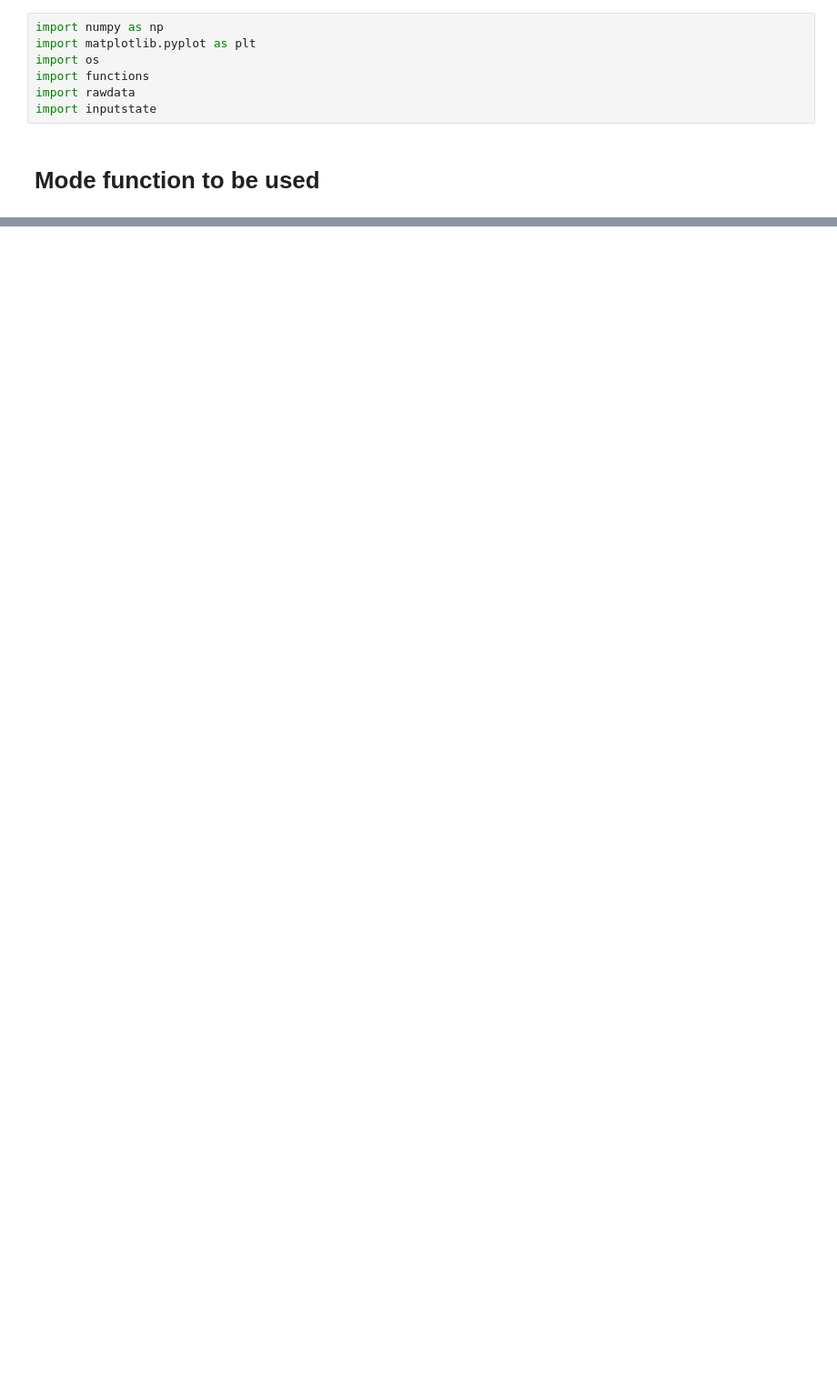
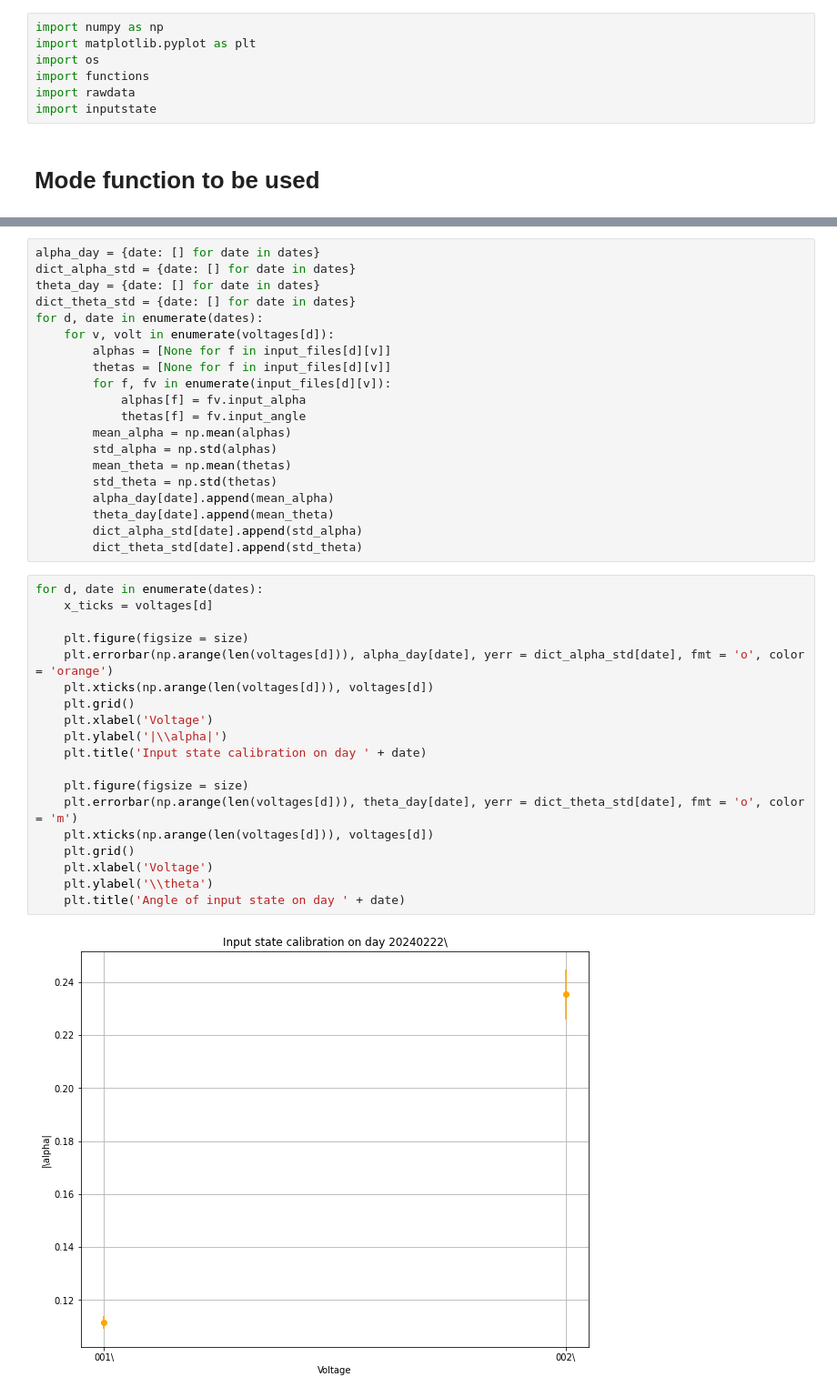
Before and after one commit to lucasnf95/scissor-teleportation, a Jupyter notebook: teleportation-analysis/inputstate-analysis.ipynb, the cells around one changed output, grey strips where cells are left out. Shown at 91% size. Cells and saved outputs as stored; diff of their text form; blank space fills up the shorter version.

```diff
--- a/teleportation-analysis/inputstate-analysis.ipynb
+++ b/teleportation-analysis/inputstate-analysis.ipynb
@@ -123,0 +240,41 @@ folders[0][2]
+# %%
+alpha_day = {date: [] for date in dates}
+dict_alpha_std = {date: [] for date in dates}
+theta_day = {date: [] for date in dates}
+dict_theta_std = {date: [] for date in dates}
+for d, date in enumerate(dates):
+    for v, volt in enumerate(voltages[d]):
+        alphas = [None for f in input_files[d][v]]
+        thetas = [None for f in input_files[d][v]]
+        for f, fv in enumerate(input_files[d][v]):
+            alphas[f] = fv.input_alpha
+            thetas[f] = fv.input_angle
+        mean_alpha = np.mean(alphas)
+        std_alpha = np.std(alphas)
+        mean_theta = np.mean(thetas)
+        std_theta = np.std(thetas)
+        alpha_day[date].append(mean_alpha)
+        theta_day[date].append(mean_theta)
+        dict_alpha_std[date].append(std_alpha)
+        dict_theta_std[date].append(std_theta)
+# %%
+for d, date in enumerate(dates):
+    x_ticks = voltages[d]
+
+    plt.figure(figsize = size)
+    plt.errorbar(np.arange(len(voltages[d])), alpha_day[date], yerr = dict_alpha_std[date], fmt = 'o', color = 'orange')
+    plt.xticks(np.arange(len(voltages[d])), voltages[d])
+    plt.grid()
+    plt.xlabel('Voltage')
+    plt.ylabel('|\\alpha|')
+    plt.title('Input state calibration on day ' + date)
+
+    plt.figure(figsize = size)
+    plt.errorbar(np.arange(len(voltages[d])), theta_day[date], yerr = dict_theta_std[date], fmt = 'o', color = 'm')
+    plt.xticks(np.arange(len(voltages[d])), voltages[d])
+    plt.grid()
+    plt.xlabel('Voltage')
+    plt.ylabel('\\theta')
+    plt.title('Angle of input state on day ' + date)
+# %% [output]
+[figure, added]
```
Also changed, not shown: parts of 10 cells of this notebook, 2 other files.
